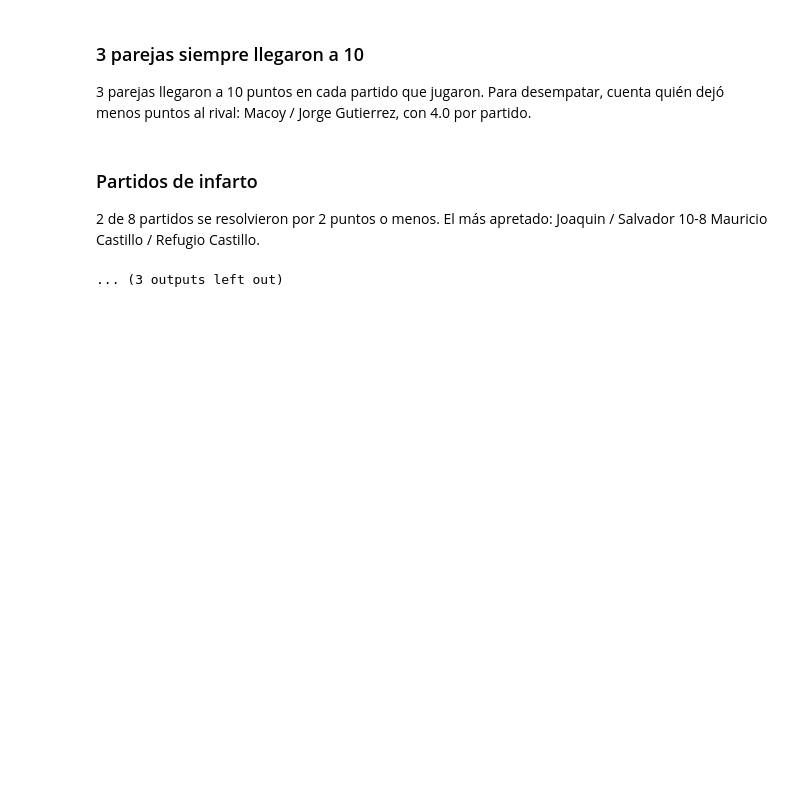
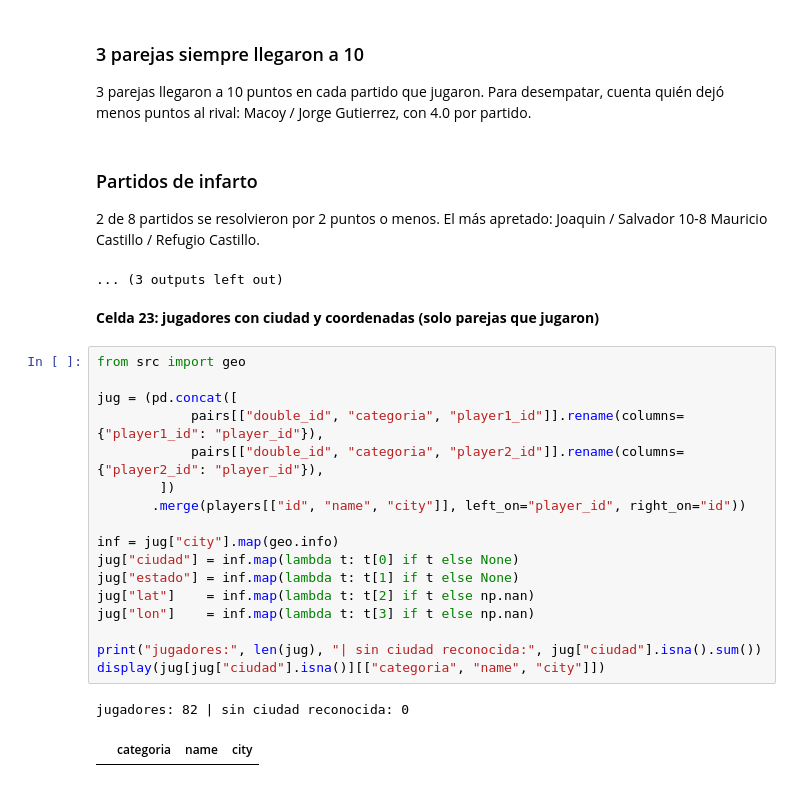
Before and after one commit to Astra-exe/tdlf26-data, a Jupyter notebook: notebooks/EDA.ipynb, the cells around one changed output. Drawn from its saved outputs; the diff is of its cells as text; blank space fills up the shorter version.

```diff
--- a/notebooks/EDA.ipynb
+++ b/notebooks/EDA.ipynb
@@ -1020,3 +1017,25 @@ Una pareja que ganara todos sus partidos 10-0 tendría 100% de sinergia. La más
 
 2 de 8 partidos se resolvieron por 2 puntos o menos. El más apretado: Joaquin / Salvador 10-8 Mauricio Castillo / Refugio Castillo.
 ... (3 outputs left out)
+# %% [markdown]
+**Celda 23: jugadores con ciudad y coordenadas (solo parejas que jugaron)**
+# %%
+from src import geo
+
+jug = (pd.concat([
+            pairs[["double_id", "categoria", "player1_id"]].rename(columns={"player1_id": "player_id"}),
+            pairs[["double_id", "categoria", "player2_id"]].rename(columns={"player2_id": "player_id"}),
+        ])
+       .merge(players[["id", "name", "city"]], left_on="player_id", right_on="id"))
+
+inf = jug["city"].map(geo.info)
+jug["ciudad"] = inf.map(lambda t: t[0] if t else None)
+jug["estado"] = inf.map(lambda t: t[1] if t else None)
+jug["lat"]    = inf.map(lambda t: t[2] if t else np.nan)
+jug["lon"]    = inf.map(lambda t: t[3] if t else np.nan)
+
+print("jugadores:", len(jug), "| sin ciudad reconocida:", jug["ciudad"].isna().sum())
+display(jug[jug["ciudad"].isna()][["categoria", "name", "city"]])
+# %% [output]
+jugadores: 82 | sin ciudad reconocida: 0
+|  | categoria | name | city |
```
Also changed, not shown: parts of 3 cells of this notebook, 2 other files.
